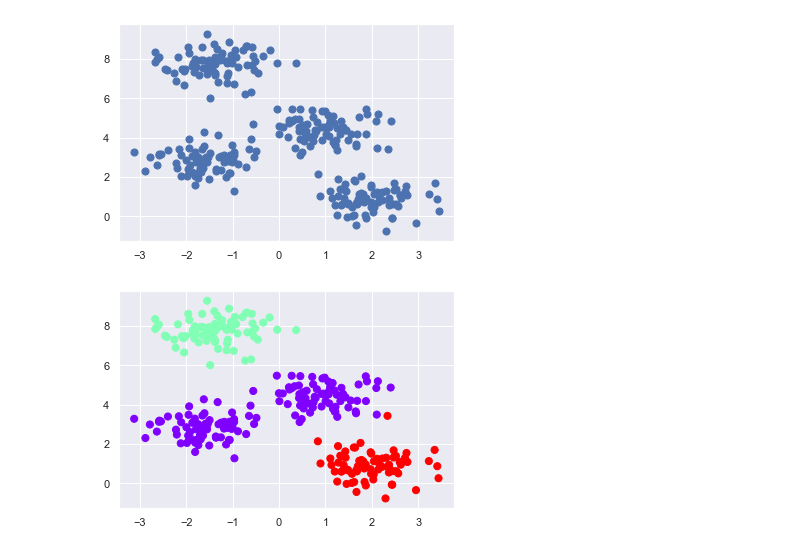
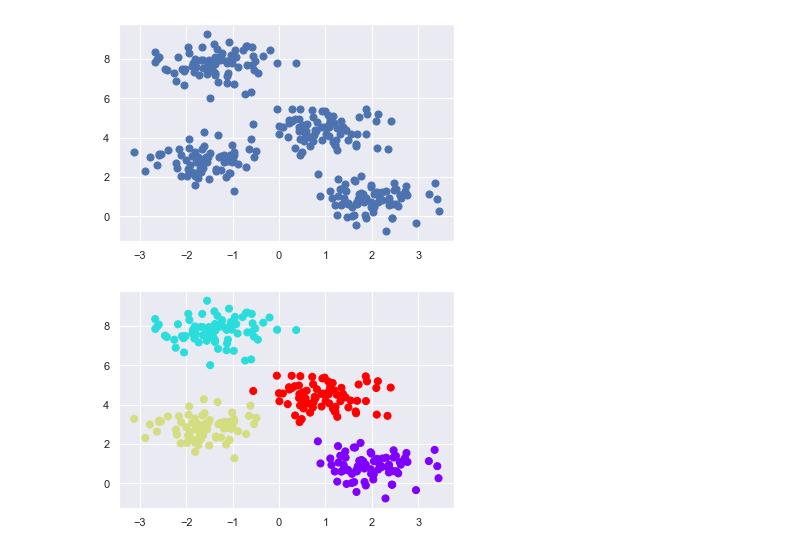
Before and after one commit to marcellusruben/JL_git_example, a Jupyter notebook: cluster.ipynb, the cells around one changed output. Cells and saved outputs as stored; diff of their text form; code cells hidden in the pictures.

```diff
--- a/cluster.ipynb
+++ b/cluster.ipynb
@@ -13,9 +13,9 @@ plt.scatter(X[:, 0], X[:, 1], s=50);
 [figure]
 # %%
 from sklearn.cluster import KMeans
-est = KMeans(3)
+est = KMeans(4)
 est.fit(X)
 y_kmeans = est.predict(X)
 plt.scatter(X[:, 0], X[:, 1], c=y_kmeans, s=50, cmap='rainbow');
 # %% [output]
-[figure, old version]
+[figure, new version]
```
